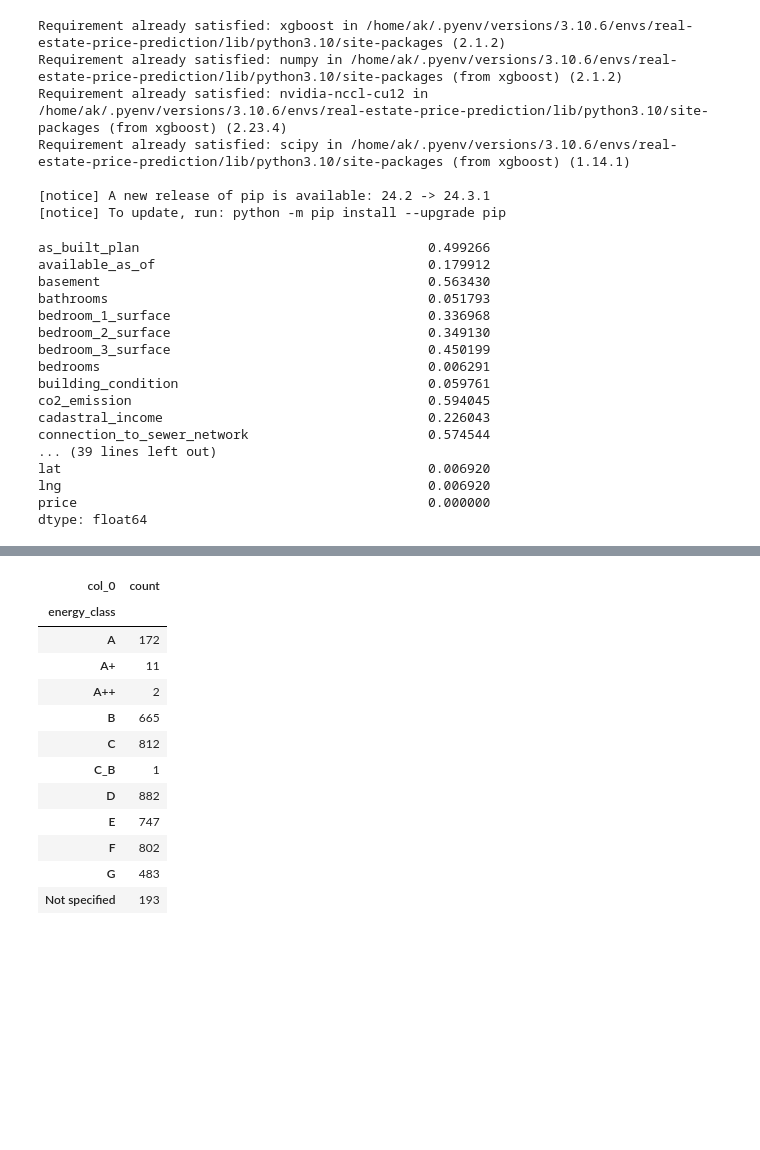
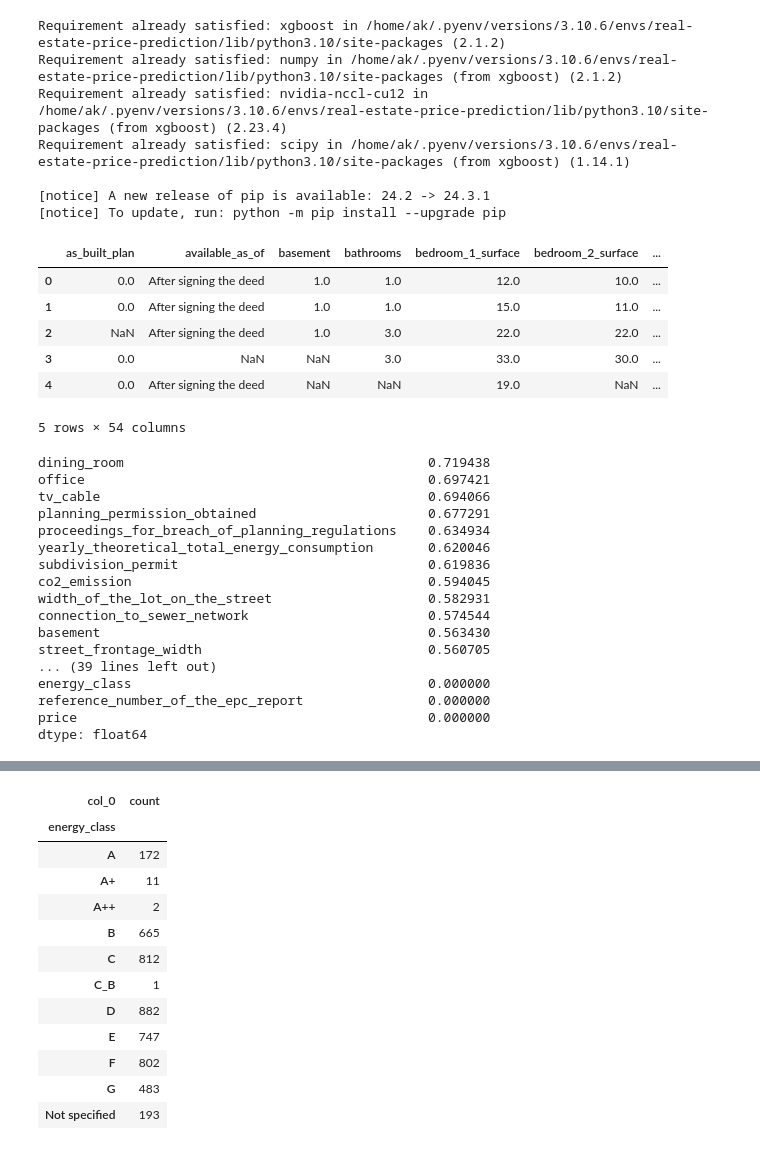
Before and after one commit to KatL99/real-estate-price-prediction, a Jupyter notebook: notebooks/Alex_preproc.ipynb, the cells around one changed output, grey strips where cells are left out. Drawn from its saved outputs; the diff is of its cells as text; code cells hidden in the pictures; blank space fills up the shorter version.

```diff
--- a/notebooks/Alex_preproc.ipynb
+++ b/notebooks/Alex_preproc.ipynb
@@ -45,23 +55,33 @@ from sklearn.model_selection import cross_validate
 from sklearn.model_selection import train_test_split
 # %%
 df = pd.read_csv('../raw_data/belgian_property_prices.csv')
+# %%
+df.head()
+# %% [output]
+|  | as_built_plan | available_as_of | basement | bathrooms | bedroom_1_surface | bedroom_2_surface | ... |
+| 0 | 0.0 | After signing the deed | 1.0 | 1.0 | 12.0 | 10.0 | ... |
+| 1 | 0.0 | After signing the deed | 1.0 | 1.0 | 15.0 | 11.0 | ... |
+| 2 | NaN | After signing the deed | 1.0 | 3.0 | 22.0 | 22.0 | ... |
+| 3 | 0.0 | NaN | NaN | 3.0 | 33.0 | 30.0 | ... |
+| 4 | 0.0 | After signing the deed | NaN | NaN | 19.0 | NaN | ... |
+5 rows × 54 columns
 # %%
-df.isnull().sum()/4769
+(df.isnull().sum()/4769).sort_values(ascending=0)
 # %% [output]
-as_built_plan                                     0.499266
-available_as_of                                   0.179912
+dining_room                                       0.719438
+office                                            0.697421
+tv_cable                                          0.694066
+planning_permission_obtained                      0.677291
+proceedings_for_breach_of_planning_regulations    0.634934
+yearly_theoretical_total_energy_consumption       0.620046
+subdivision_permit                                0.619836
+co2_emission                                      0.594045
+width_of_the_lot_on_the_street                    0.582931
+connection_to_sewer_network                       0.574544
 basement                                          0.563430
-bathrooms                                         0.051793
-bedroom_1_surface                                 0.336968
-bedroom_2_surface                                 0.349130
-bedroom_3_surface                                 0.450199
-bedrooms                                          0.006291
-building_condition                                0.059761
-co2_emission                                      0.594045
-cadastral_income                                  0.226043
-connection_to_sewer_network                       0.574544
+street_frontage_width                             0.560705
 ... (39 lines left out)
-lat                                               0.006920
-lng                                               0.006920
+energy_class                                      0.000000
+reference_number_of_the_epc_report                0.000000
 price                                             0.000000
 dtype: float64
```
Also changed, not shown: parts of 55 cells of this notebook.
